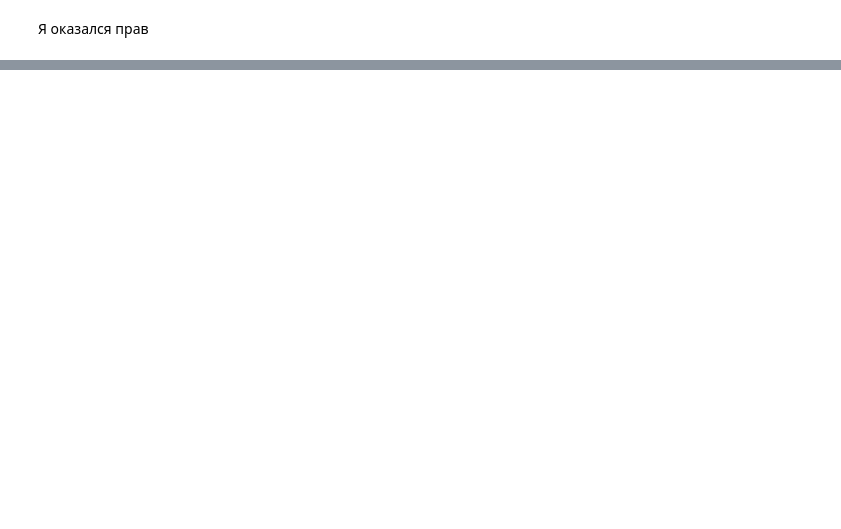
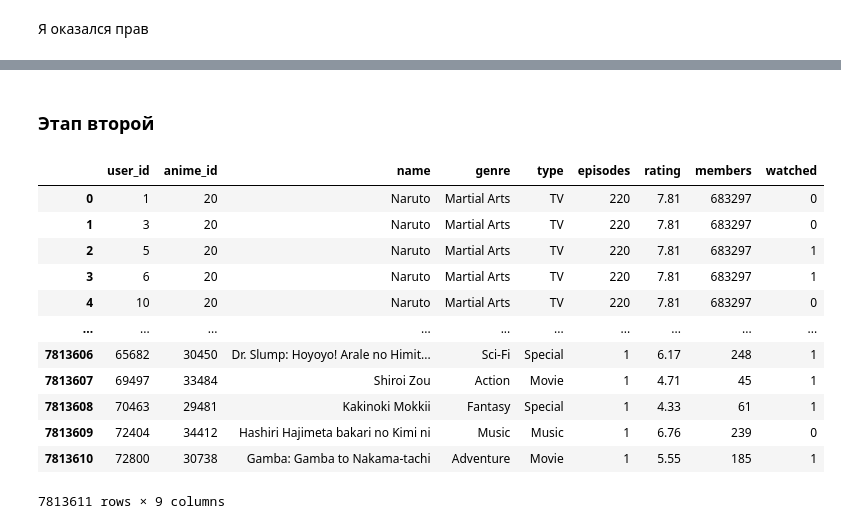
Before and after one commit to sashafromlibertalia/anime-analysis, a Jupyter notebook: anime-analysis.ipynb, the cells around one changed output, grey strips where cells are left out. Saved outputs shown, nothing was run; the diff lists cells and outputs as text; code cells hidden in the pictures; blank space fills up the shorter version.

Commit message:
Kaggle Notebook | Anime Analysis | Version 6

```diff
--- a/anime-analysis.ipynb
+++ b/anime-analysis.ipynb
@@ -234,0 +251,5 @@ plt.scatter(y_test, y_pred)
+# %%
+anime_df = anime
+anime_df = anime_df.dropna()
+anime_df['genre'] = anime_df['genre'].agg(lambda x: random.choice(x.split(', ')))
+anime_df
@@ -234,0 +270,2 @@ plt.scatter(y_test, y_pred)
+# %% [markdown]
+### Этап второй
@@ -234,0 +274,21 @@ plt.scatter(y_test, y_pred)
+# %%
+data = pd.merge(ratings, anime_df, on='anime_id')
+data = data.dropna()
+data = data.drop('rating_x', axis=1)
+data.rename(columns = {'rating_y':'rating'}, inplace = True)
+data['watched'] = np.random.randint(2, size=data.shape[0])
+data
+# %% [output]
+|  | user_id | anime_id | name | genre | type | episodes | rating | members | watched |
+| 0 | 1 | 20 | Naruto | Martial Arts | TV | 220 | 7.81 | 683297 | 0 |
+| 1 | 3 | 20 | Naruto | Martial Arts | TV | 220 | 7.81 | 683297 | 0 |
+| 2 | 5 | 20 | Naruto | Martial Arts | TV | 220 | 7.81 | 683297 | 1 |
+| 3 | 6 | 20 | Naruto | Martial Arts | TV | 220 | 7.81 | 683297 | 1 |
+| 4 | 10 | 20 | Naruto | Martial Arts | TV | 220 | 7.81 | 683297 | 0 |
+| ... | ... | ... | ... | ... | ... | ... | ... | ... | ... |
+| 7813606 | 65682 | 30450 | Dr. Slump: Hoyoyo! Arale no Himit... | Sci-Fi | Special | 1 | 6.17 | 248 | 1 |
+| 7813607 | 69497 | 33484 | Shiroi Zou | Action | Movie | 1 | 4.71 | 45 | 1 |
+| 7813608 | 70463 | 29481 | Kakinoki Mokkii | Fantasy | Special | 1 | 4.33 | 61 | 1 |
+| 7813609 | 72404 | 34412 | Hashiri Hajimeta bakari no Kimi ni | Music | Music | 1 | 6.76 | 239 | 0 |
+| 7813610 | 72800 | 30738 | Gamba: Gamba to Nakama-tachi | Adventure | Movie | 1 | 5.55 | 185 | 1 |
+7813611 rows × 9 columns
```
Also changed, not shown: parts of 12 cells of this notebook.
